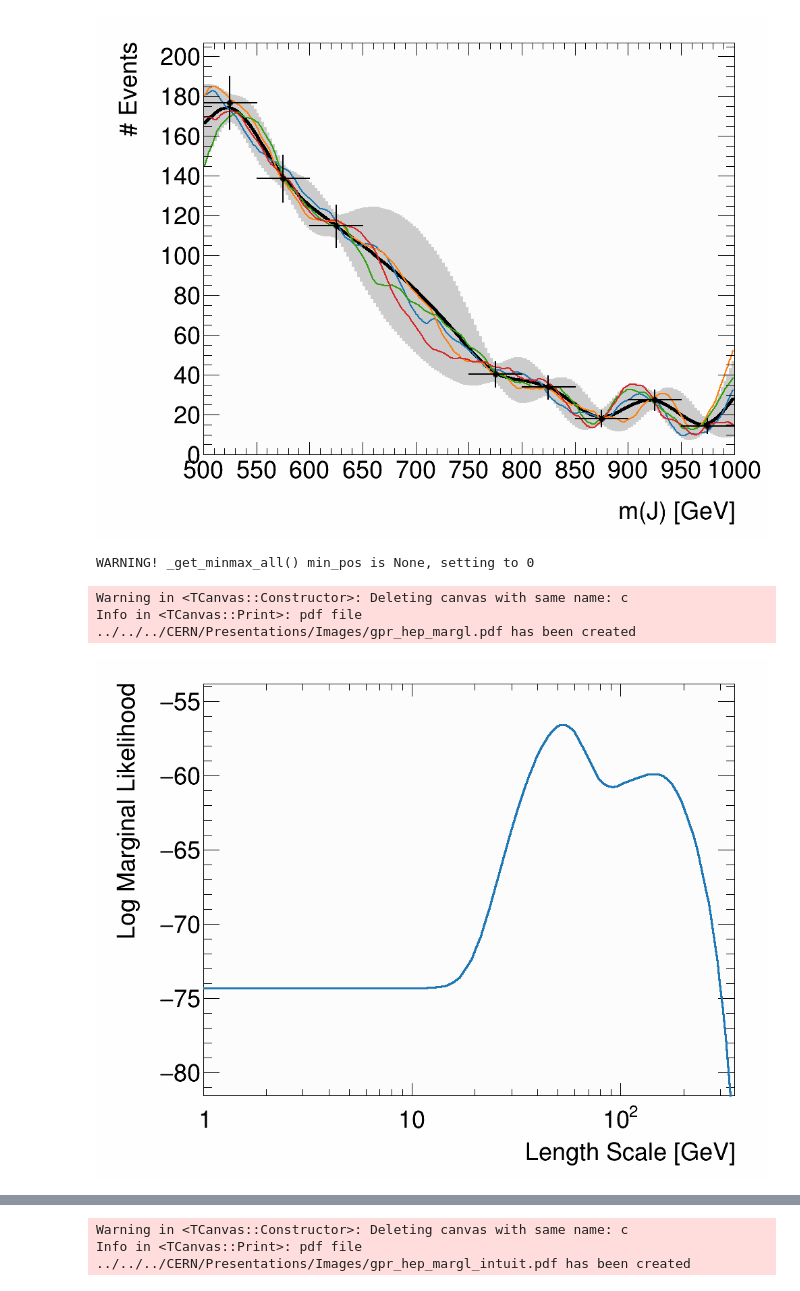
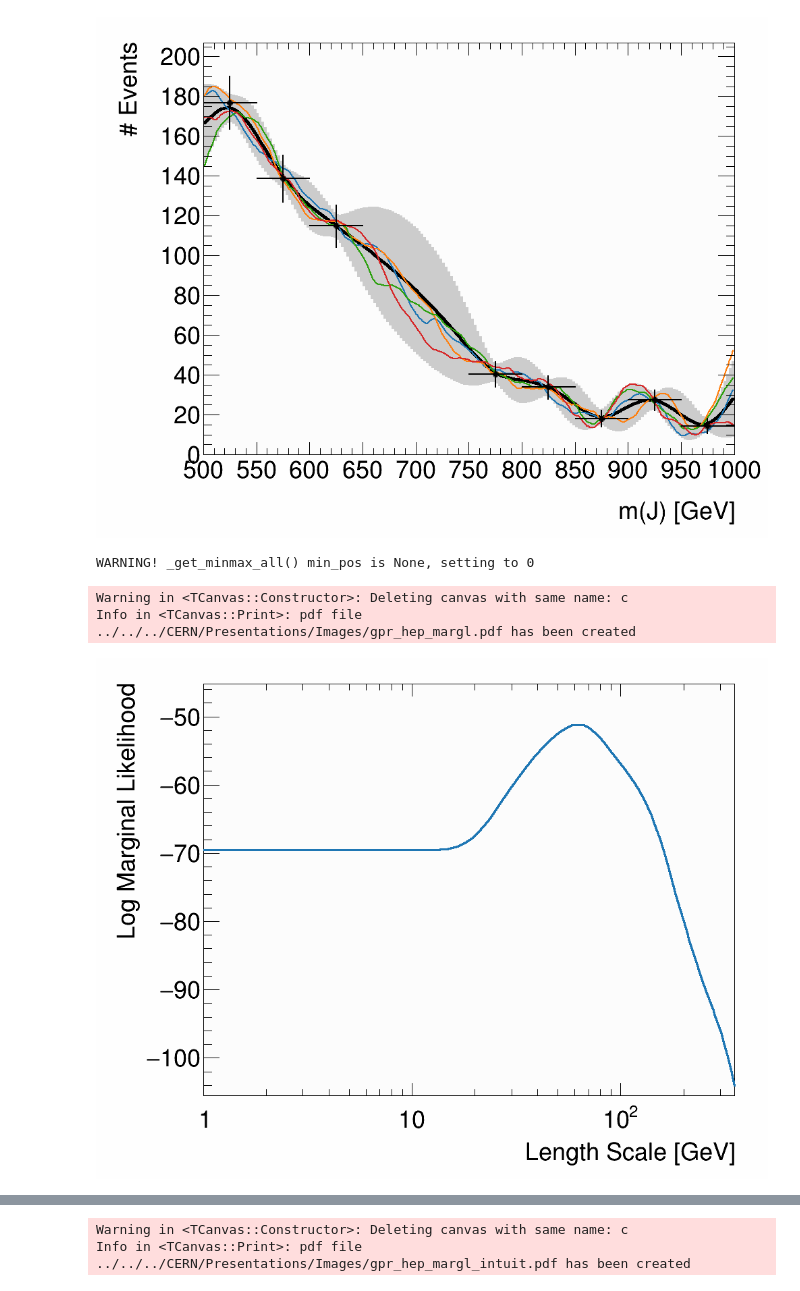
Before and after one commit to riley-x/GaussianProcessExample, a Jupyter notebook: hep.ipynb, the cells around one changed output, grey strips where cells are left out. Cells and saved outputs as stored; diff of their text form; code cells hidden in the pictures.

```diff
--- a/hep.ipynb
+++ b/hep.ipynb
@@ -382,7 +382,7 @@ def get_posterior(X_train, y_train, X_test, kernel, mean=None, y_noise=1e-10):
     temp = np.linalg.solve(L, y_train) # (n)
 
     mean_post = v.T.dot(temp) # (m)
-    if mean_prior is not None: mean_post += mean(X_test)
+    if mean is not None: mean_post += mean(X_test)
     cov_prior = K_YY # (m, m)
     cov_post = K_YY - np.dot(v.T, v) # (m, m)
 
@@ -494,33 +494,41 @@ Info in <TCanvas::Print>: pdf file ../../../CERN/Presentations/Images/gpr_hep_po
 [figure]
 # %%
 ### Marginal Likelihood Scan ###
+X_test = np.linspace(m_min, m_max, 200).reshape(1, -1) # (1, m)
+def mean(x): return 100
+
 length_scale_range = [1, 1000]
 test_points = 50
 
 log_range = np.log10(length_scale_range)
 length_scales = np.logspace(*log_range, num=test_points)
 
 g_lml = ROOT.TGraph(test_points)
+g_chi2 = ROOT.TGraph(test_points)
 for i,length_scale in enumerate(length_scales):
     gamma_factor = 20
     def kernel(x, y): return se_kernel(x, y, l=length_scale, g=gamma_factor)
     cov_prior, mean_post, cov_post, log_margl = get_posterior(X_train, y_train, X_test, kernel, mean, e_train)
     g_lml.SetPoint(i, length_scale, log_margl)
+
+    _, mean_post, cov_post, _ = get_posterior(X_train, y_train, X_train, kernel, mean, e_train)
+    chi2_diff = np.square(y_train - mean_post) / (np.diag(cov_post) + y_train)
+    g_chi2.SetPoint(i, length_scale, np.mean(chi2_diff))
 
 c = canvas()
 plot._plot(c, [g_lml],
     ytitle='Log Marginal Likelihood',
     xtitle='Length Scale [GeV]',
     opts='C',
     logx=True,
     xrange=[1, 350],
     linewidth=3,
     linecolor=plot.colors.blue,
 )
 c.Draw()
 save(c, 'gpr_hep_margl.pdf')
 # %% [output]
 WARNING! _get_minmax_all() min_pos is None, setting to 0
 Warning in <TCanvas::Constructor>: Deleting canvas with same name: c
 Info in <TCanvas::Print>: pdf file ../../../CERN/Presentations/Images/gpr_hep_margl.pdf has been created
-[figure, old version]
+[figure, new version]
```
Also changed, not shown: parts of 5 cells of this notebook.
